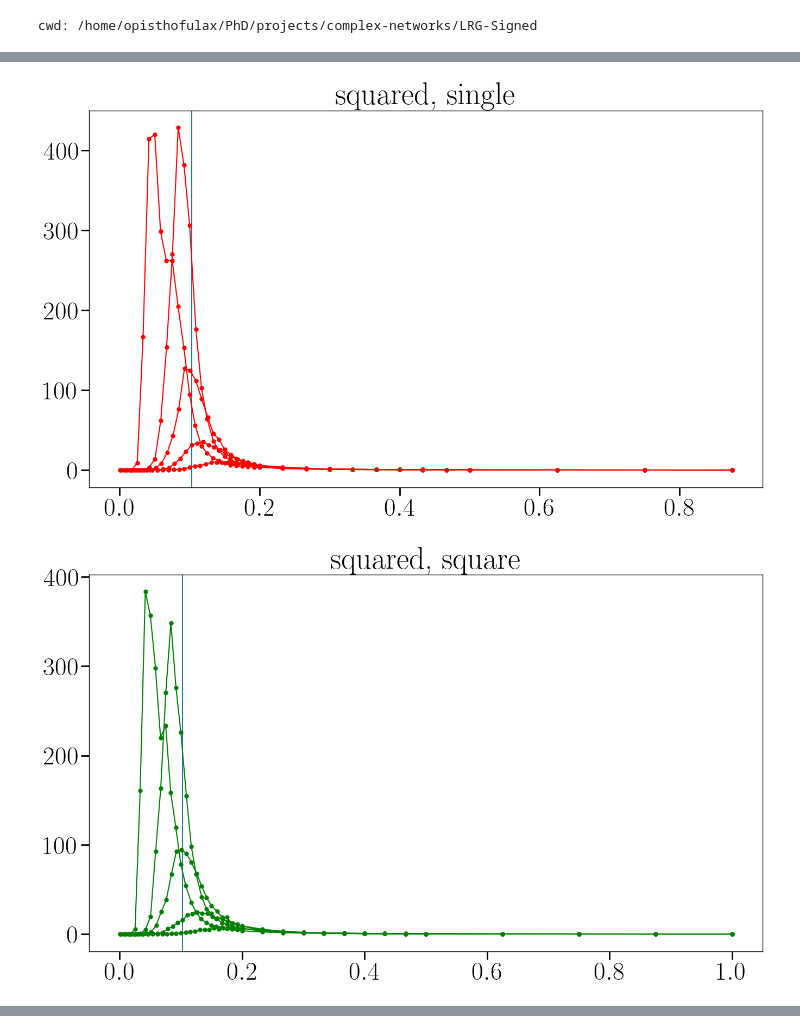
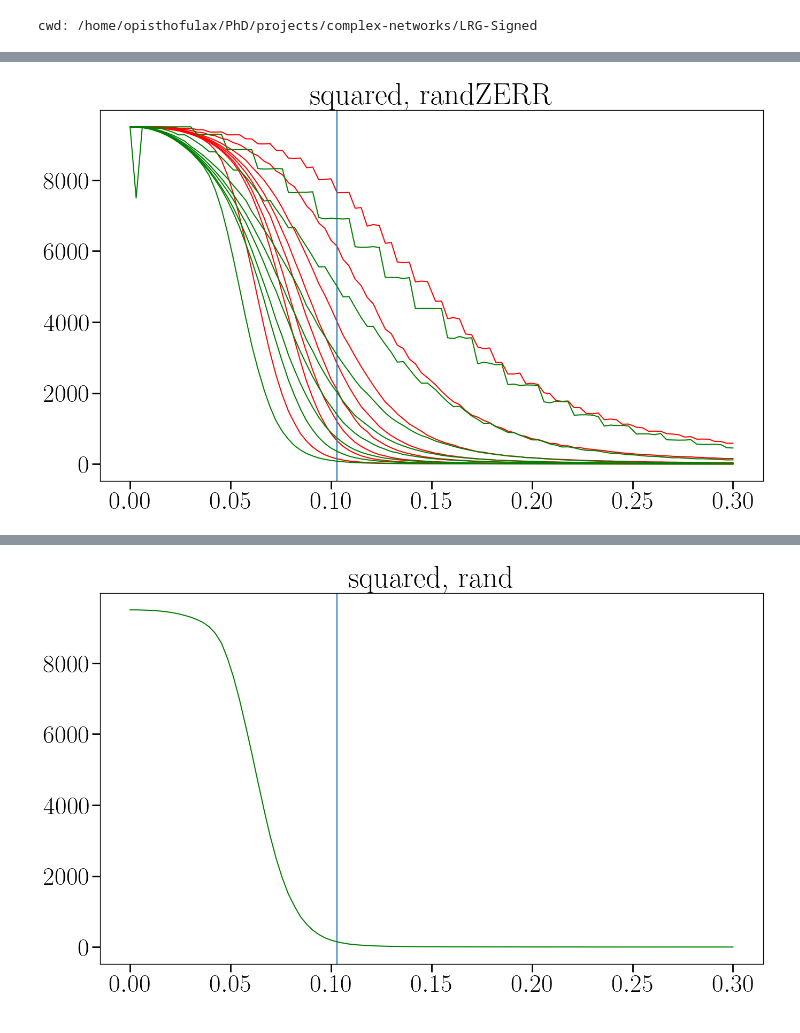
Before and after one commit to giulioiannelli/lrgsglib-public, a Jupyter notebook: nb/suppfig02_celltrans.ipynb, the cells around one changed output, grey strips where cells are left out. Cells and saved outputs as stored; diff of their text form; code cells hidden in the pictures.

```diff
--- a/nb/suppfig02_celltrans.ipynb
+++ b/nb/suppfig02_celltrans.ipynb
@@ -56,17 +83,20 @@ geometry_cell_dict = {'squared': ['single', 'square', 'cross'],
 # %%
+REMOVAL = False
 dict_max = {}
 for geo, cellst in geometry_cell_dict.items():
     dict_max[geo] = {}
     for c in cellst:
         dict_max[geo][c] = {}
         for L in List:
-            l = Lattice2D(L, geo=geo, sgpath="cluster_data/")
+            l = Lattice2D(L, geo=geo, sgpath="cluster_data_phtra/")
             search_dir = l.phtrapath
             output_file_name = os.path.join(search_dir, f'cat_{c}.txt')
             if not os.path.exists(output_file_name):
                 print(search_dir, end='\r')
                 #
                 matching_files = find_matching_files(search_dir, c)
+                if c == 'rand':
+                    matching_files = [item for item in matching_files if 'randZERR' not in item and 'randXERR' not in item]
                 # Concatenate the found files into the output file
                 with open(output_file_name, 'w') as outfile:
                     for fname in matching_files:
@@ -74,7 +104,13 @@ for geo, cellst in geometry_cell_dict.items():
                         file_path = os.path.join(search_dir, fname)
                         with open(file_path, 'r') as infile:
                             outfile.write(infile.read())
-            print("loading ", search_dir, end='\r')
-            dict_max[geo][c][L] = np.loadtxt(output_file_name)
+            elif REMOVAL:
+                try:
+                    os.remove(output_file_name)
+                except FileNotFoundError:
+                    continue
+            else:
+                print("loading ", search_dir, end='\r')
+                dict_max[geo][c][L] = np.loadtxt(output_file_name)
             # Optionally, write a newline character between files
 # %% [output]
@@ -89,21 +118,24 @@ loading  data/cluster_data/l2d_hexagonal/phtra/L1=444_L2=256/
 # %%
 p_c = {'squared': 0.103,
     'triangular': 0.146,
     'hexagonal': 0.065}
-for geo, cellst in geometry_cell_dict.items():
-    for c, cc in zip(cellst, ['red', 'green', 'blue']):
-        fig, ax = plt.subplots()
-        ax.set_title(f'{geo}, {c}')
-        ax.axvline(p_c[geo])
-        for L in list(dict_max[geo][c].keys()):
-            arr = dict_max[geo][c][L]
-            column_index = 0
-            try:
-                sorted_indices = np.argsort(arr[:, column_index])
-                sorted_arr = arr[sorted_indices]
-                ax.plot(sorted_arr[:, 0], sorted_arr[:, -2]*L**2, 'o-', c=cc, ms=5)
-            except IndexError:
-                pass
+geo = 'squared'
+fig, ax = plt.subplots()
+cellst = ['rand', 'randZERR', ]
+for c, cc in zip(cellst, ['red', 'green', 'blue']):
+    ax.set_title(f'{geo}, {c}')
+    ax.axvline(p_c[geo])
+    for L in list(dict_max[geo][c].keys()):
+        arr = dict_max[geo][c][L]
+        column_index = 0
+        try:
+            sorted_indices = np.argsort(arr[:, column_index])
+            sorted_arr = arr[sorted_indices]
+            if c == 'rand':
+                ax.plot(sorted_arr[:, 0], sorted_arr[:, 6], '-', c=cc, ms=5)
+            else:
+               ax.plot(sorted_arr[:, 0], sorted_arr[:, 6], '-', c=cc, ms=5)
+        except IndexError:
+            pass
 # %% [output]
-[figure, old version]
+[figure, new version]
-[figure, removed]
@@ -116,0 +142,21 @@ for geo, cellst in geometry_cell_dict.items():
+# %%
+geo = 'squared'
+fig, ax = plt.subplots()
+cellst = ['rand', 'randZERR']
+c = 'rand'
+ax.set_title(f'{geo}, {c}')
+ax.axvline(p_c[geo])
+
+arr = dict_max[geo][c][L]
+column_index = 0
+try:
+    sorted_indices = np.argsort(arr[:, column_index])
+    sorted_arr = arr[sorted_indices]
+    if c == 'rand':
+        ax.plot(sorted_arr[:, 0], sorted_arr[:, 6], '-', c=cc, ms=5)
+    else:
+        ax.plot(sorted_arr[:, 0], sorted_arr[:, 6], '-', c=cc, ms=5)
+except IndexError:
+    pass
+# %% [output]
+[figure, added]
```
Also changed, not shown: parts of 11 cells of this notebook, 17 other files.
